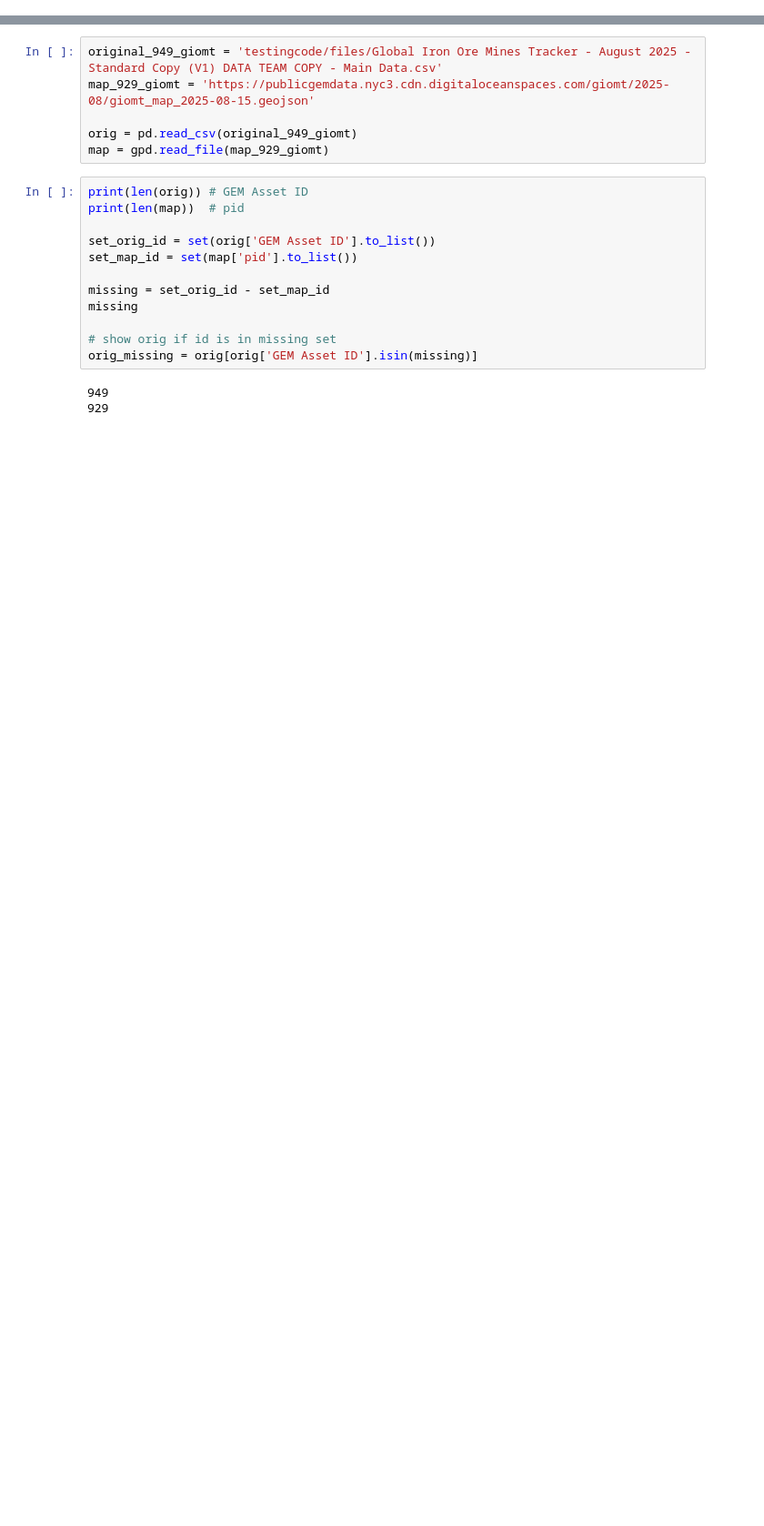
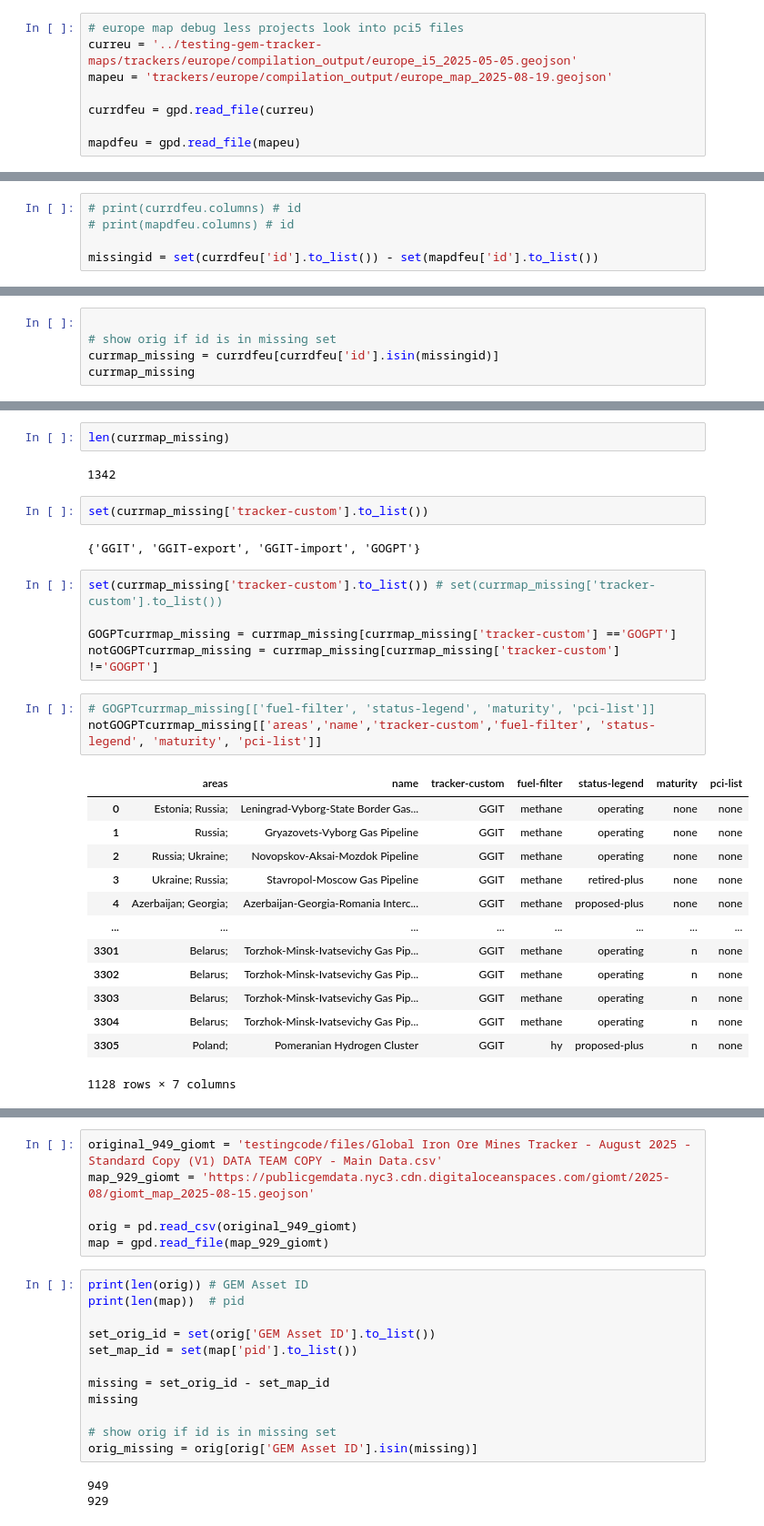
Before and after one commit to TaylorHigginsGEM/processPublicData, a Jupyter notebook: testing.ipynb, the cells around one changed output, grey strips where cells are left out. Shown: that part at 91% size. Drawn from its saved outputs; the diff is of its cells as text; blank space fills up the shorter version.

```diff
--- a/testing.ipynb
+++ b/testing.ipynb
@@ -24,0 +246,8 @@ today_date = datetime.today()
+# %%
+# europe map debug less projects look into pci5 files
+curreu = '../testing-gem-tracker-maps/trackers/europe/compilation_output/europe_i5_2025-05-05.geojson'
+mapeu = 'trackers/europe/compilation_output/europe_map_2025-08-19.geojson'
+
+currdfeu = gpd.read_file(curreu)
+
+mapdfeu = gpd.read_file(mapeu)
@@ -24,0 +264,5 @@ today_date = datetime.today()
+# %%
+# print(currdfeu.columns) # id
+# print(mapdfeu.columns) # id
+
+missingid = set(currdfeu['id'].to_list()) - set(mapdfeu['id'].to_list())
@@ -24,0 +297,5 @@ today_date = datetime.today()
+# %%
+
+# show orig if id is in missing set
+currmap_missing = currdfeu[currdfeu['id'].isin(missingid)]
+currmap_missing
@@ -24,0 +322,30 @@ today_date = datetime.today()
+# %%
+len(currmap_missing)
+# %% [output]
+1342
+# %%
+set(currmap_missing['tracker-custom'].to_list())
+# %% [output]
+{'GGIT', 'GGIT-export', 'GGIT-import', 'GOGPT'}
+# %%
+set(currmap_missing['tracker-custom'].to_list()) # set(currmap_missing['tracker-custom'].to_list())
+
+GOGPTcurrmap_missing = currmap_missing[currmap_missing['tracker-custom'] =='GOGPT']
+notGOGPTcurrmap_missing = currmap_missing[currmap_missing['tracker-custom'] !='GOGPT']
+# %%
+# GOGPTcurrmap_missing[['fuel-filter', 'status-legend', 'maturity', 'pci-list']]
+notGOGPTcurrmap_missing[['areas','name','tracker-custom','fuel-filter', 'status-legend', 'maturity', 'pci-list']]
+# %% [output]
+|  | areas | name | tracker-custom | fuel-filter | status-legend | maturity | pci-list |
+| 0 | Estonia; Russia; | Leningrad-Vyborg-State Border Gas... | GGIT | methane | operating | none | none |
+| 1 | Russia; | Gryazovets-Vyborg Gas Pipeline | GGIT | methane | operating | none | none |
+| 2 | Russia; Ukraine; | Novopskov-Aksai-Mozdok Pipeline | GGIT | methane | operating | none | none |
+| 3 | Ukraine; Russia; | Stavropol-Moscow Gas Pipeline | GGIT | methane | retired-plus | none | none |
+| 4 | Azerbaijan; Georgia; | Azerbaijan-Georgia-Romania Interc... | GGIT | methane | proposed-plus | none | none |
+| ... | ... | ... | ... | ... | ... | ... | ... |
+| 3301 | Belarus; | Torzhok-Minsk-Ivatsevichy Gas Pip... | GGIT | methane | operating | n | none |
+| 3302 | Belarus; | Torzhok-Minsk-Ivatsevichy Gas Pip... | GGIT | methane | operating | n | none |
+| 3303 | Belarus; | Torzhok-Minsk-Ivatsevichy Gas Pip... | GGIT | methane | operating | n | none |
+| 3304 | Belarus; | Torzhok-Minsk-Ivatsevichy Gas Pip... | GGIT | methane | operating | n | none |
+| 3305 | Poland; | Pomeranian Hydrogen Cluster | GGIT | hy | proposed-plus | n | none |
+1128 rows × 7 columns
```
Also changed, not shown: parts of 25 cells of this notebook, 1 other file.
